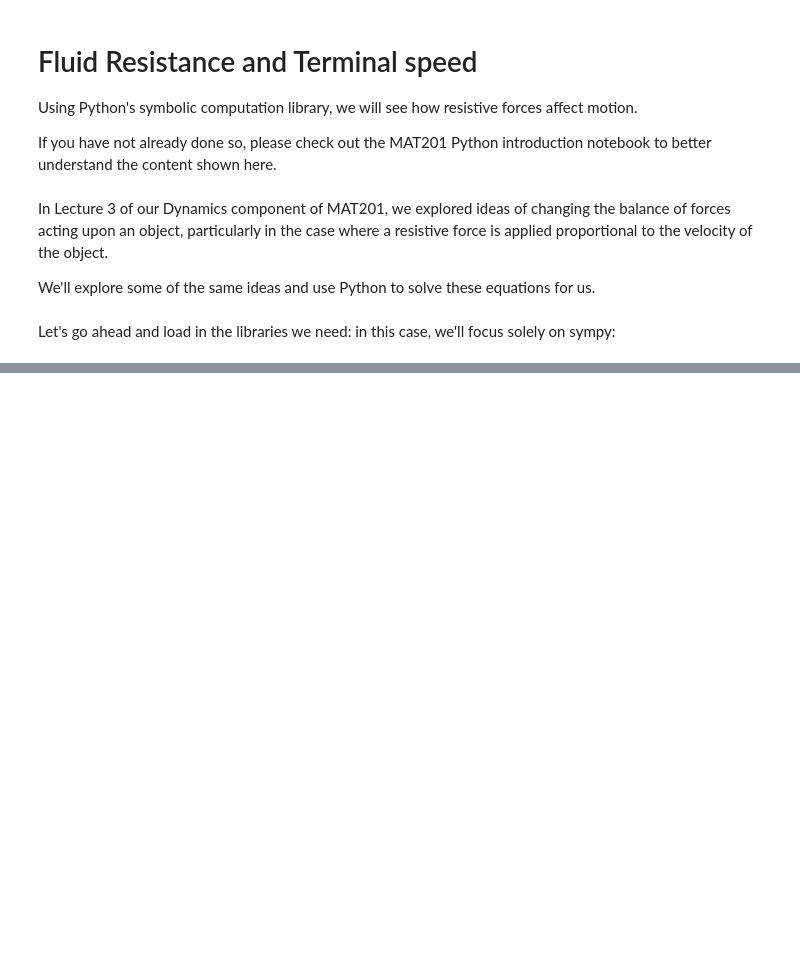
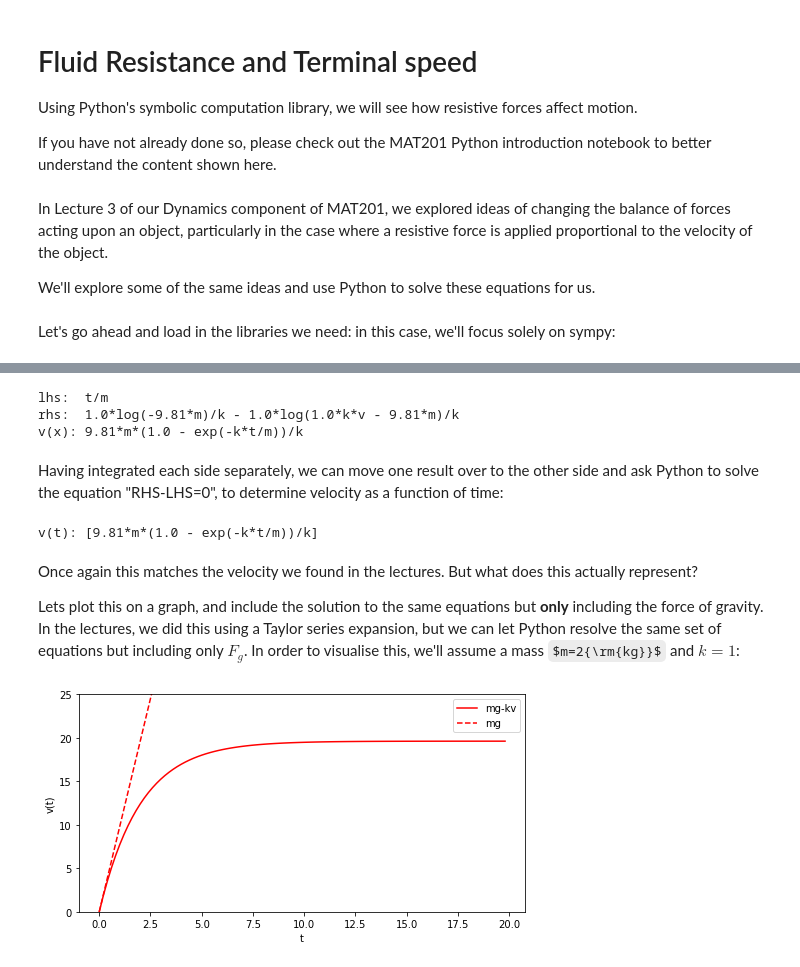
Before and after one commit to Abertay-University-SDI/MAT201_Python, a Jupyter notebook: MAT201_JT_airresistance.ipynb, the cells around one changed output, grey strips where cells are left out. Drawn from its saved outputs; the diff is of its cells as text; code cells hidden in the pictures; some formulas as TeX source; blank space fills up the shorter version.

```diff
--- a/MAT201_JT_airresistance.ipynb
+++ b/MAT201_JT_airresistance.ipynb
@@ -173,0 +50,14 @@ Try this for yourself: identify one or two completed tutorial questions or lectu
+# %%
+v = sym.Symbol('v',real=True)
+x = sym.Symbol('x',real=True)
+t = sym.Symbol('t',real=True, positive=True)
+m = sym.Symbol('m',real=True, positive=True)
+k = sym.Symbol('k',real=True, positive=True)
+D = sym.Symbol('D',real=True, positive=True)
+g = 9.81
+v_ini = 0
+F_res = -k * v
+F_g = m*g
+F_total = F_res + F_g
+a = F_total/m
+print("a=",a)
@@ -173,0 +78,43 @@ Try this for yourself: identify one or two completed tutorial questions or lectu
+# %%
+lhs = sym.integrate(1/m,(t, 0, t))
+print("lhs: ",lhs)
+rhs = sym.integrate(1.0 / F_total,(v, 0, v))
+print("rhs: ",rhs)
+vofx = sym.solve(rhs - lhs, v)
+print("v(x):",vofx[0])
+# %% [output]
+lhs:  t/m
+rhs:  1.0*log(-9.81*m)/k - 1.0*log(1.0*k*v - 9.81*m)/k
+v(x): 9.81*m*(1.0 - exp(-k*t/m))/k
+# %% [markdown]
+Having integrated each side separately, we can move one result over to the other side and ask Python to solve the equation "RHS-LHS=0", to determine velocity as a function of time:
+# %%
+voft = sym.solve(rhs - lhs, v)
+print("v(t):",voft)
+# %% [output]
+v(t): [9.81*m*(1.0 - exp(-k*t/m))/k]
+# %% [markdown]
+Once again this matches the velocity we found in the lectures. But what does this actually represent?
+
+Lets plot this on a graph, and include the solution to the same equations but **only** including the force of gravity. In the lectures, we did this using a Taylor series expansion, but we can let Python resolve the same set of equations but including only $F_g$. In order to visualise this, we'll assume a mass $m=2{\rm{kg}}$ and $k=1$:
+# %%
+func = lambdify(t, voft[0].subs({m: 2, k:1}),'numpy')
+lhs2 = sym.integrate(1/m,(t, 0, t))
+rhs2 = sym.integrate(1.0 / F_g,(v, 0, v))
+voft2 = sym.solve(rhs2 - lhs2, v)
+func2 = lambdify(t, voft2[0].subs({m: 2}),'numpy')
+xvals = np.arange(0,20,.2)
+yvals = func(xvals)
+yvals2 = func2(xvals)
+
+# make figure
+fig2 = plt.figure(figsize=(8,4))
+plt.plot(xvals,yvals,'r',label='mg-kv')
+plt.plot(xvals,yvals2,'r--',label='mg')
+plt.ylim([0, 25])
+plt.xlabel("t")
+plt.ylabel("v(t)")
+plt.legend(loc='best')
+plt.show()
+# %% [output]
+[figure, added]
```
Also changed, not shown: parts of 40 cells of this notebook.
